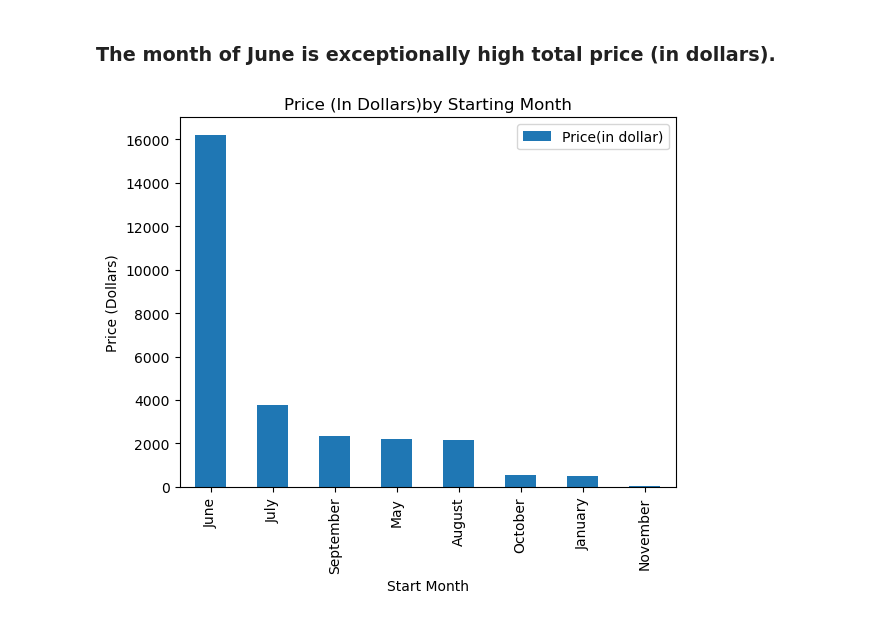
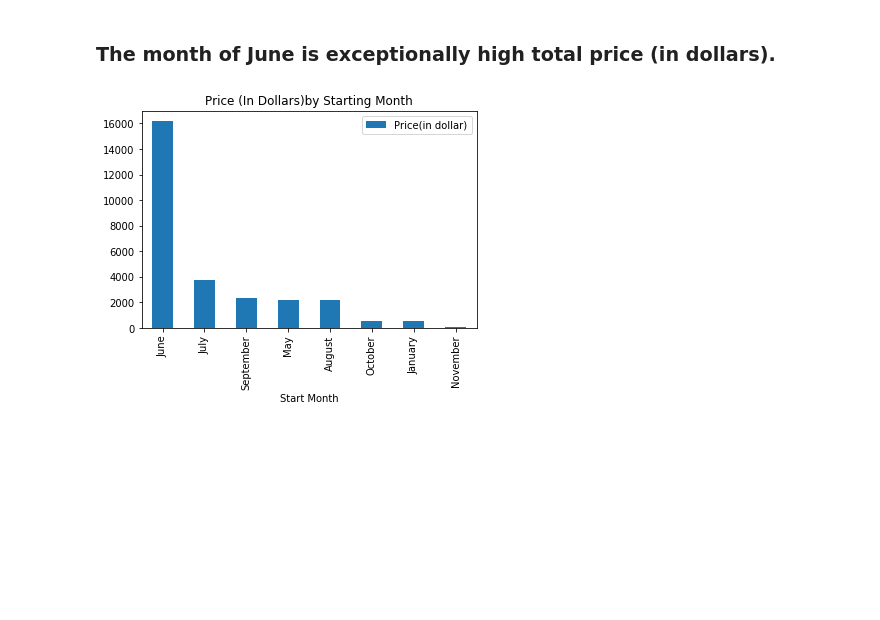
Before and after one commit to nvnehemias/airbnb-analytics-portfolio, a Jupyter notebook: airbnb-analytics-portfolio/notebooks/02_data_analysis.ipynb, the cells around one changed output. Drawn from its saved outputs; the diff is of its cells as text; code cells hidden in the pictures; blank space fills up the shorter version.

```diff
--- a/airbnb-analytics-portfolio/notebooks/02_data_analysis.ipynb
+++ b/airbnb-analytics-portfolio/notebooks/02_data_analysis.ipynb
@@ -90,12 +87,10 @@ june_only = df_1[df_1['Start Month'] == 'June'].sort_values(by = 'Price(in dolla
 # %%
 price_by_start_month.plot.bar(
     x = 'Start Month',
     y = 'Price(in dollar)',
-    title = 'Price (In Dollars)by Starting Month',
-    xlabel = 'Start Month',
-    ylabel = 'Price (Dollars)'
+    title = 'Price (In Dollars)by Starting Month'
 )
 plt.show()
 # %% [output]
-[figure, old version]
+[figure, new version]
 # %%
```
Also changed, not shown: parts of 15 cells of this notebook, 3 other files.
